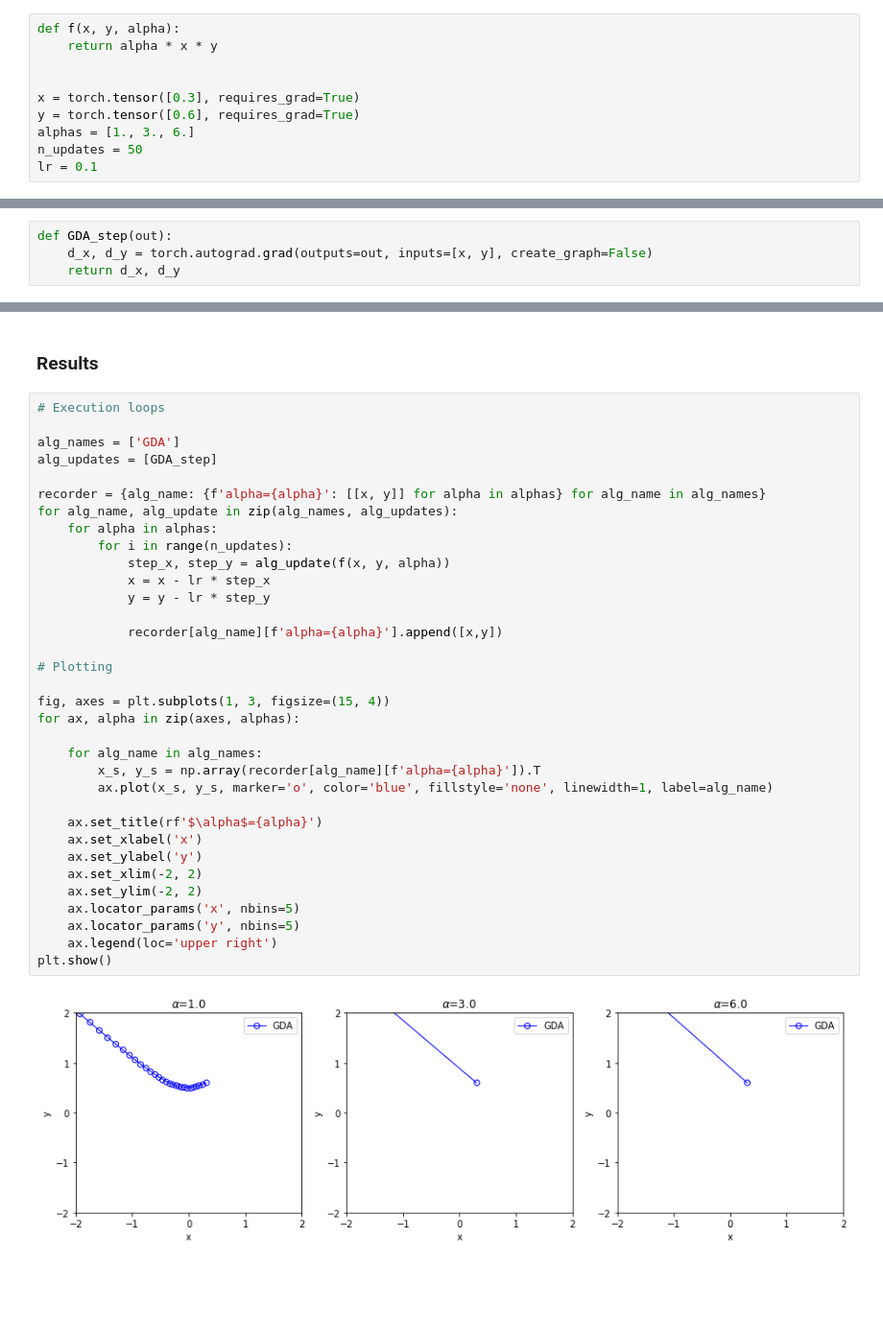
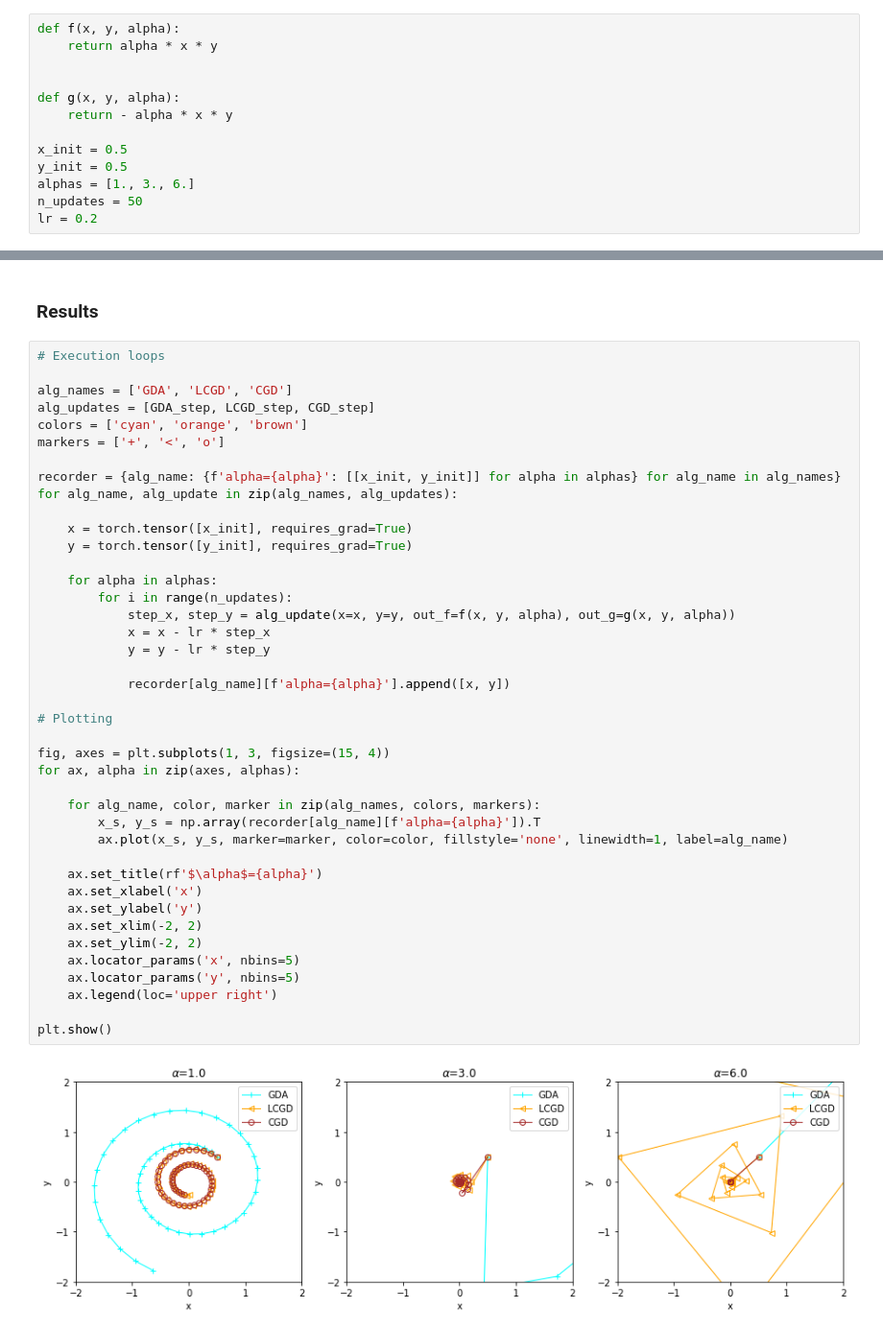
Before and after one commit to julienroyd/competitive_gradient_descent, a Jupyter notebook: notebooks/experiment1.ipynb, the cells around one changed output, grey strips where cells are left out. Shown at 96% size. Drawn from its saved outputs; the diff is of its cells as text; blank space fills up the shorter version.

```diff
--- a/notebooks/experiment1.ipynb
+++ b/notebooks/experiment1.ipynb
@@ -11,14 +11,13 @@ def f(x, y, alpha):
     return alpha * x * y
 
 
-x = torch.tensor([0.3], requires_grad=True)
-y = torch.tensor([0.6], requires_grad=True)
+def g(x, y, alpha):
+    return - alpha * x * y
+
+x_init = 0.5
+y_init = 0.5
 alphas = [1., 3., 6.]
 n_updates = 50
-lr = 0.1
+lr = 0.2
 # %% [markdown]
 ### GDA (Gradient Descent Ascent)
-# %%
-def GDA_step(out):
-    d_x, d_y = torch.autograd.grad(outputs=out, inputs=[x, y], create_graph=False)
-    return d_x, d_y
@@ -27,36 +77,43 @@ def GDA_step(out):
 # %%
 # Execution loops
 
-alg_names = ['GDA']
-alg_updates = [GDA_step]
+alg_names = ['GDA', 'LCGD', 'CGD']
+alg_updates = [GDA_step, LCGD_step, CGD_step]
+colors = ['cyan', 'orange', 'brown']
+markers = ['+', '<', 'o']
 
-recorder = {alg_name: {f'alpha={alpha}': [[x, y]] for alpha in alphas} for alg_name in alg_names}
+recorder = {alg_name: {f'alpha={alpha}': [[x_init, y_init]] for alpha in alphas} for alg_name in alg_names}
 for alg_name, alg_update in zip(alg_names, alg_updates):
+
+    x = torch.tensor([x_init], requires_grad=True)
+    y = torch.tensor([y_init], requires_grad=True)
+
     for alpha in alphas:
         for i in range(n_updates):
-            step_x, step_y = alg_update(f(x, y, alpha))
+            step_x, step_y = alg_update(x=x, y=y, out_f=f(x, y, alpha), out_g=g(x, y, alpha))
             x = x - lr * step_x
             y = y - lr * step_y
 
-            recorder[alg_name][f'alpha={alpha}'].append([x,y])
+            recorder[alg_name][f'alpha={alpha}'].append([x, y])
 
 # Plotting
 
 fig, axes = plt.subplots(1, 3, figsize=(15, 4))
 for ax, alpha in zip(axes, alphas):
 
-    for alg_name in alg_names:
+    for alg_name, color, marker in zip(alg_names, colors, markers):
         x_s, y_s = np.array(recorder[alg_name][f'alpha={alpha}']).T
-        ax.plot(x_s, y_s, marker='o', color='blue', fillstyle='none', linewidth=1, label=alg_name)
+        ax.plot(x_s, y_s, marker=marker, color=color, fillstyle='none', linewidth=1, label=alg_name)
 
     ax.set_title(rf'$\alpha$={alpha}')
     ax.set_xlabel('x')
     ax.set_ylabel('y')
     ax.set_xlim(-2, 2)
     ax.set_ylim(-2, 2)
     ax.locator_params('x', nbins=5)
     ax.locator_params('y', nbins=5)
     ax.legend(loc='upper right')
+
 plt.show()
 # %% [output]
-[figure, old version]
+[figure, new version]
```
Also changed, not shown: parts of 1 cell of this notebook, 1 other file.
